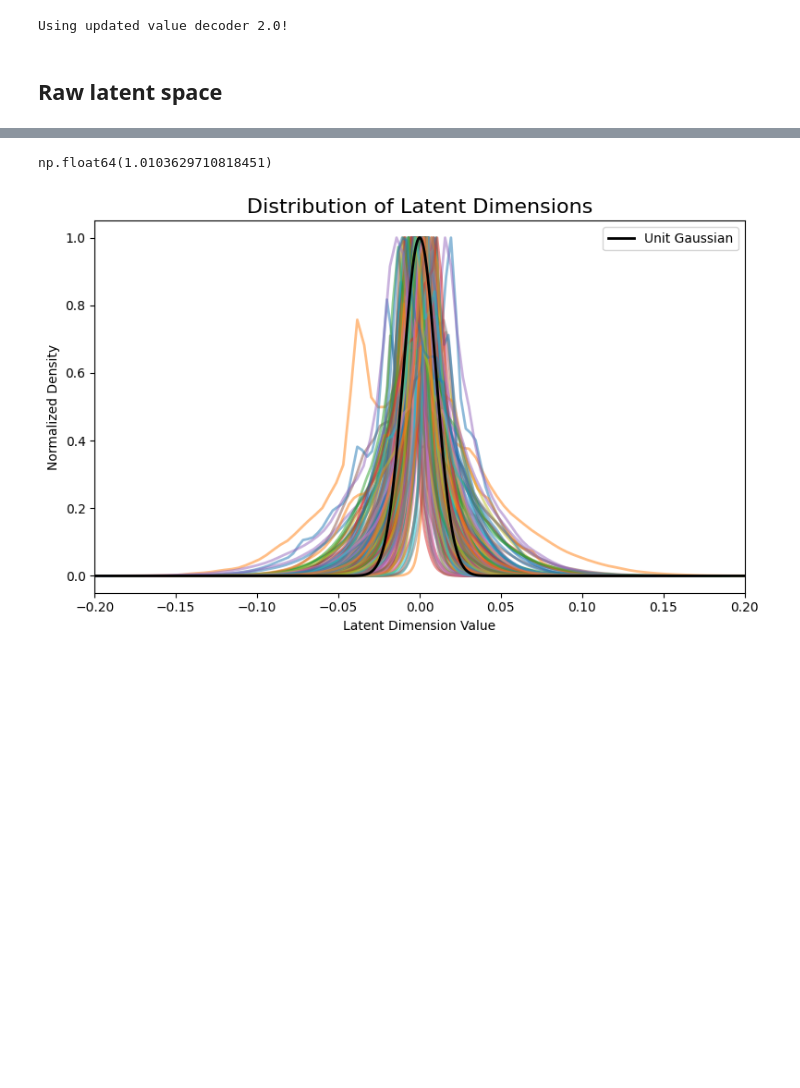
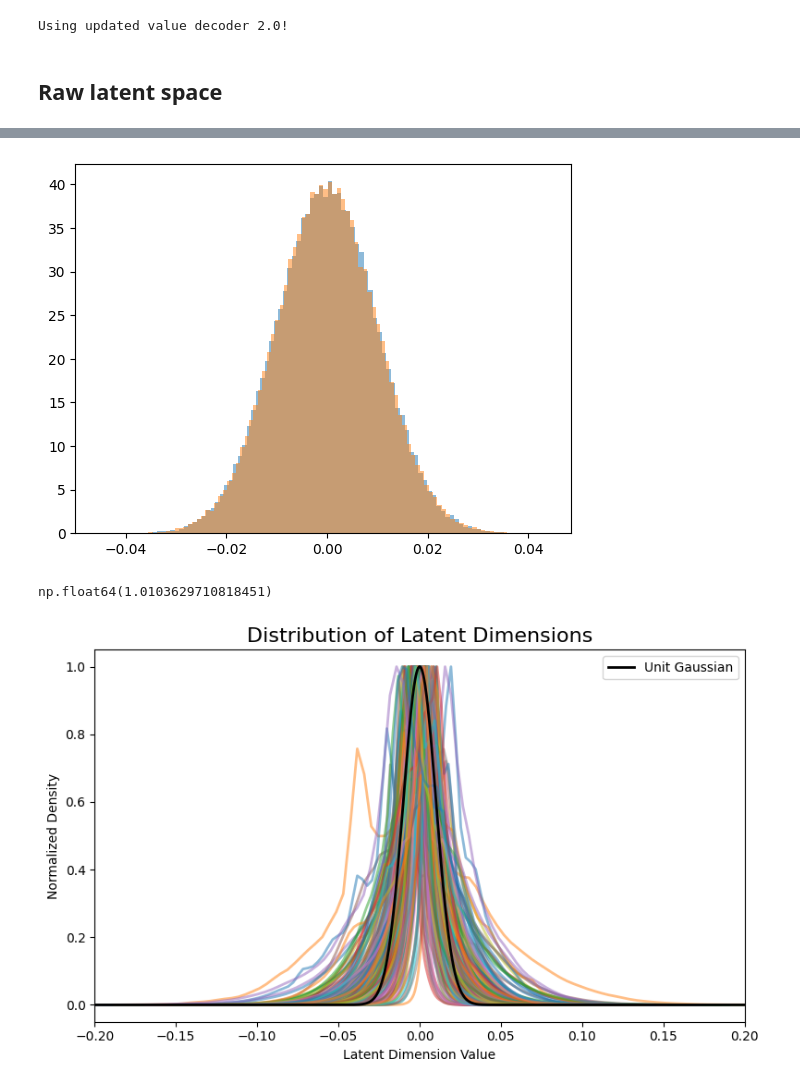
Before and after one commit to LuisCarretero/similar-expressions, a Jupyter notebook: src/downstream/latent_analysis.ipynb, the cells around one changed output, grey strips where cells are left out. Cells and saved outputs as stored; diff of their text form; code cells hidden in the pictures; blank space fills up the shorter version.

```diff
--- a/src/downstream/latent_analysis.ipynb
+++ b/src/downstream/latent_analysis.ipynb
@@ -95,3 +95,18 @@ plt.show()
+# %%
+from torch.distributions import Normal
+
+N = int(1e5)
+
+normal = Normal(torch.zeros(N), torch.ones(N))
+eps = normal.sample() * 0.01
+plt.hist(eps.numpy(), bins=100, density=True, alpha=0.5)
+
+normal = Normal(torch.zeros(N), torch.ones(N)*0.01)
+eps = normal.sample()
+plt.hist(eps.numpy(), bins=100, density=True, alpha=0.5)
+pass
+# %% [output]
+[figure, added]
 # %%
 np.sqrt(14**2/192)
 # %% [output]
```
Also changed, not shown: parts of 2 cells of this notebook, 6 other files.
